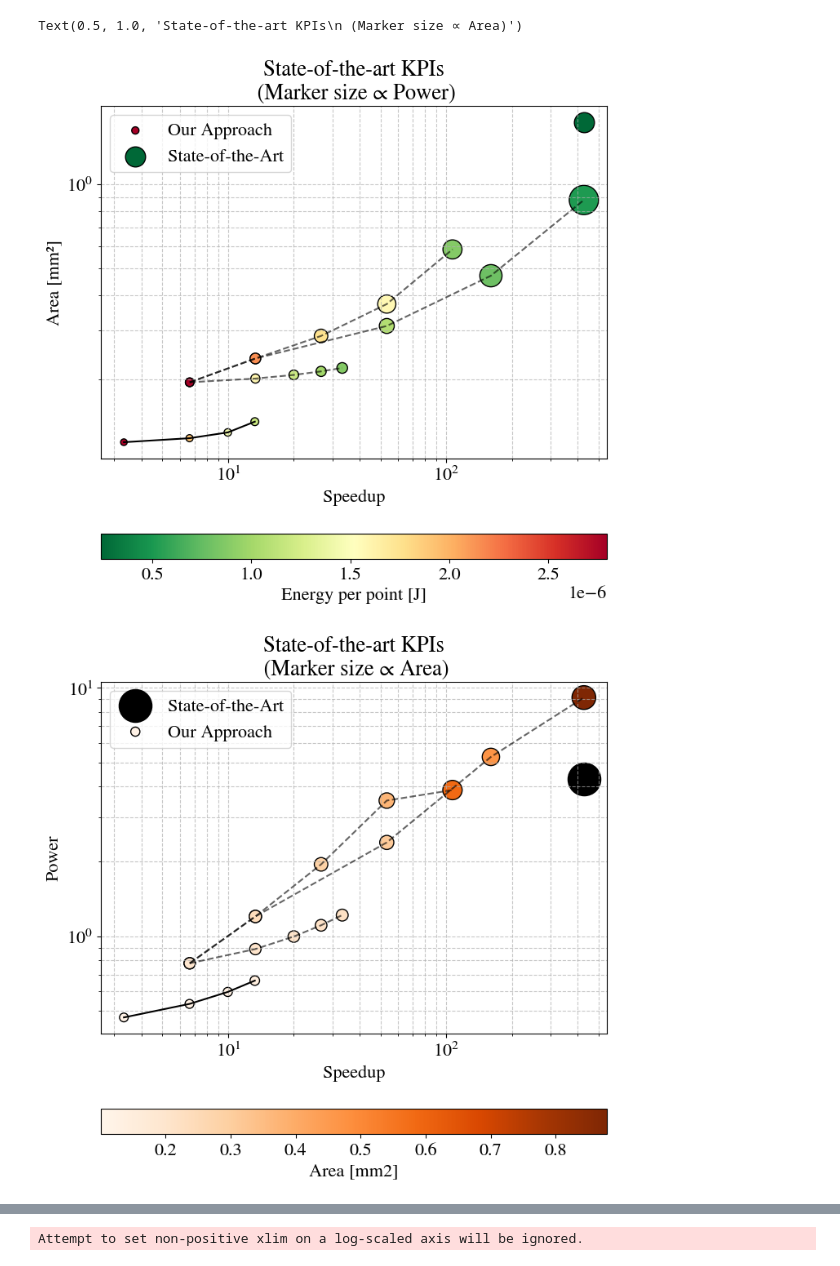
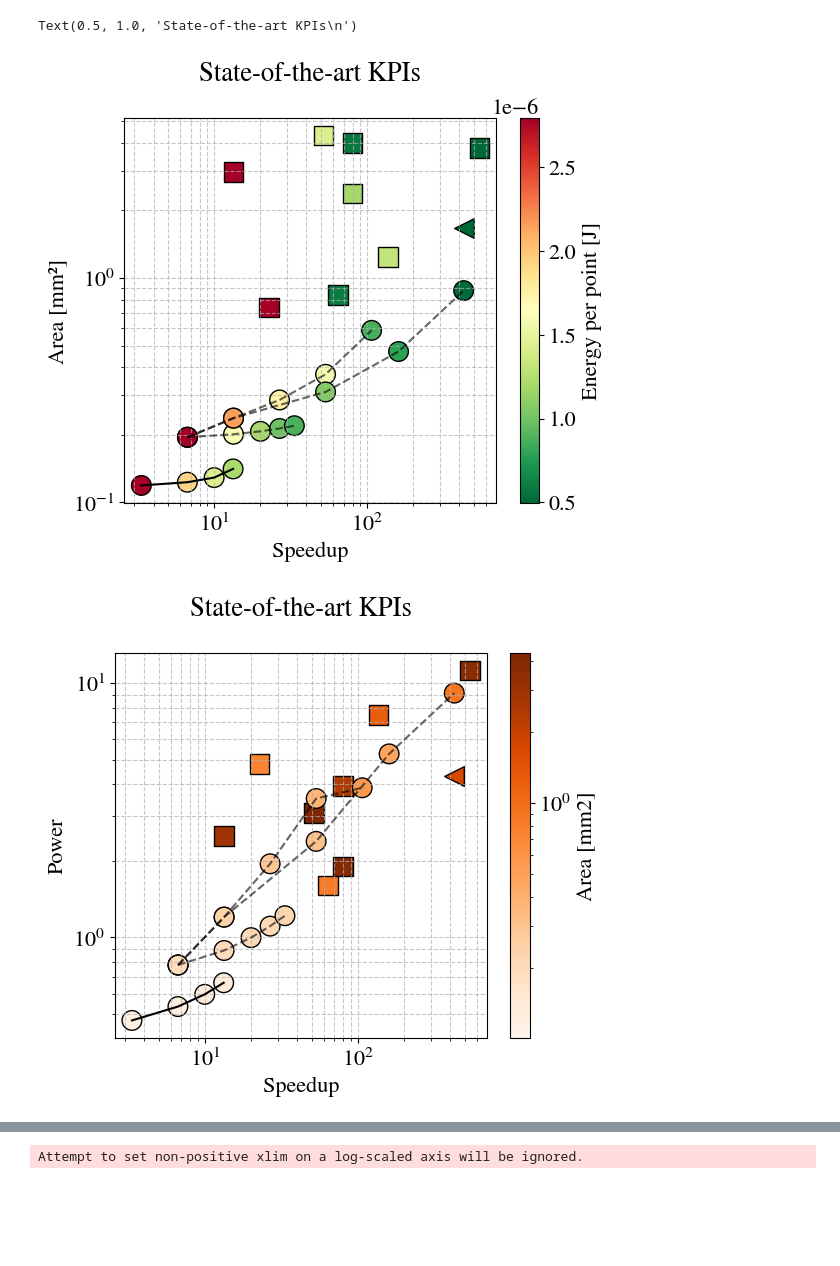
Before and after one commit to PolMaistriaux/IoT_Node_Modeling, a Jupyter notebook: Test_new_applications/Notebook_ASI_Framework.ipynb, the cells around one changed output, grey strips where cells are left out. Saved outputs shown, nothing was run; the diff lists cells and outputs as text; code cells hidden in the pictures; blank space fills up the shorter version.

```diff
--- a/Test_new_applications/Notebook_ASI_Framework.ipynb
+++ b/Test_new_applications/Notebook_ASI_Framework.ipynb
@@ -219,73 +239,90 @@ SOA 0      : area_ratio=1.17, area=1.6700,  power_ratio=4.29, energy_ratio=0.01,
 # %%
-fig, ax = plt.subplots(1,1, figsize=(8, 8))
+alpha_soa_plot = 1
+
+markersize = 200
+
+soa_patch      = mlines.Line2D([], [], color='gray', marker="s", markersize=8, linewidth=0, label='State-of-the-Art')
+soa_pt_patch   = mlines.Line2D([], [], color='gray', marker="<", markersize=8, linewidth=0, label='Liu 2018')
+model_patch    = mlines.Line2D([], [], color='gray', marker="o", markersize=8, linewidth=0, label='FFT HW Acc. Model')
+our_patch      = mlines.Line2D([], [], color='gray', marker="o", markersize=8, linewidth=0, label='Our Design')
+
+fig, ax = plt.subplots(1,1, figsize=(6, 5))
+
+ax.plot(our_Speedup    , our_Area  , color = "black")
+sc = ax.scatter(soa_Speedup   , soa_Area   , s=markersize , c= soa_Energy   ,  cmap='RdYlGn_r', vmin =np.min(soa_Energy)   ,vmax = np.max(pipe_theor_Energy),  marker = 's', edgecolors="black",label="State-of-the-Art",alpha = alpha_soa_plot)  #s=soa_Power*4e12
+sc = ax.scatter(soa_pt_Speedup, soa_pt_Area, s=markersize , c= soa_pt_Energy,  cmap='RdYlGn_r', vmin =np.min(soa_Energy)   ,vmax = np.max(pipe_theor_Energy),  marker = '<', edgecolors="black",label="Liu 2018"        ,alpha=1               )  #s=soa_pt_Power*4e12
+sc = ax.scatter(our_Speedup   , our_Area   , s=markersize , c= our_Energy   ,  cmap='RdYlGn_r', vmin =np.min(soa_Energy)   ,vmax = np.max(pipe_theor_Energy),  marker = 'o', edgecolors="black",label="Our Approach"    ,alpha=1               )  #s=our_Power*4e12
 
 for d, i in enumerate(analysis_Mem_type):
     for j in range(3):
-        sc = ax.scatter(    theor_Speedup[j,:,i],     theor_Area[j,:,i], c=     theor_Energy[j,:,i],  cmap='RdYlGn_r', s=    theor_Power[j,:,i]*4e12, vmin =np.min(soa_Energy),vmax = np.max(theor_Energy), alpha=1, marker = '.', edgecolors="black")
         ax.plot(theor_Speedup[j,:,i], theor_Area[j,:,i], color = 'black', alpha=0.6, linestyle ='--')
+        sc = ax.scatter(    theor_Speedup[j,:,i],     theor_Area[j,:,i], s=markersize , c=     theor_Energy[j,:,i],  cmap='RdYlGn_r', vmin =np.min(soa_Energy),vmax = np.max(theor_Energy), alpha=1, marker = 'o', edgecolors="black") #  s=    theor_Power[j,:,i]*4e12
 
-sc = ax.scatter(our_Speedup  , our_Area  , c= our_Energy  ,  cmap='RdYlGn_r', s=our_Power*4e12, vmin =np.min(soa_Energy),vmax = np.max(pipe_theor_Energy), alpha=1, marker = '.', edgecolors="black", label="Our Approach")
-sc = ax.scatter(soa_Speedup  , soa_Area  , c= soa_Energy  ,  cmap='RdYlGn_r', s=soa_Power*4e12, vmin =np.min(soa_Energy),vmax = np.max(pipe_theor_Energy), alpha=1, marker = '.', edgecolors="black", label="State-of-the-Art")
-ax.plot(our_Speedup    , our_Area  , color = "black")
+fig.colorbar(sc, ax=ax, label='Energy per point [J]', location='right')
 
-fig.colorbar(sc, ax=ax, label='Energy per point [J]', location='bottom')
-ax.legend()
+#ax.legend()
+#ax.legend(handles=[soa_patch, soa_pt_patch, model_patch, our_patch],fontsize = 13)
 
 ax.set_yscale('log')
 ax.set_xscale('log')
 ax.grid(True, which='both', linestyle='--', alpha=0.7)
 ax.set_ylabel('Area [mm²]')
 ax.set_xlabel('Speedup')
-ax.set_title('State-of-the-art KPIs\n (Marker size ∝ Power)')
+ax.set_title('State-of-the-art KPIs\n')
 
 ######################################################################################################################
-fig, ax = plt.subplots(1,1, figsize=(8, 8))
+fig, ax = plt.subplots(1,1, figsize=(6, 5))
 
+normArea = colors.LogNorm(vmin=theor_Area.min(), vmax=soa_Area.max())
+
+ax.plot(our_Speedup    , our_power_ratio  , color = "black")
+sc = ax.scatter(soa_Speedup   , soa_power_ratio   , s=markersize , c= soa_Area   ,  norm=normArea, cmap='Oranges', marker = 's', edgecolors="black",label="State-of-the-Art", alpha = alpha_soa_plot) # s=soa_Area*2e3
+sc = ax.scatter(soa_pt_Speedup, soa_pt_power_ratio, s=markersize , c= soa_pt_Area,  norm=normArea, cmap='Oranges', marker = '<', edgecolors="black",label="Liu 2018"                                ) # s=soa_pt_Area*2e3
+sc = ax.scatter(our_Speedup   , our_power_ratio   , s=markersize , c= our_Area   ,  norm=normArea, cmap='Oranges', marker = 'o', edgecolors="black",label="Our Approach"                            ) # s=our_Area*2e3
 
 for i in analysis_Mem_type:
     for j in range(3):
-        sc = ax.scatter(    theor_Speedup[j,:,i],     theor_power_ratio[j,:,i], c=     theor_Area[j,:,i],  cmap='Oranges', s=    theor_Area[j,:,i]*2e3, vmin =np.min(theor_Area),vmax = np.max(theor_Area), alpha=1, marker = '.', edgecolors="black")
         ax.plot(theor_Speedup[j,:,i], theor_power_ratio[j,:,i], color = 'black', alpha=0.6, linestyle ='--')
+        sc = ax.scatter(    theor_Speedup[j,:,i],     theor_power_ratio[j,:,i], s=markersize , c=     theor_Area[j,:,i],  norm=normArea, cmap='Oranges', alpha=1, marker = 'o', edgecolors="black") # s=    theor_Area[j,:,i]*2e3
 
-ax.plot(our_Speedup    , our_power_ratio  , color = "black")
-sc = ax.scatter(soa_Speedup  , soa_power_ratio  , c= "black",                                                                                      s=soa_Area*2e3, alpha=1, marker = '.', edgecolors="black", label="State-of-the-Art")
-sc = ax.scatter(our_Speedup  , our_power_ratio  , c= our_Area  ,  cmap='Oranges',vmin =np.min(pipe_theor_Area),vmax = np.max(pipePara_theor_Area), s=our_Area*2e3, alpha=1, marker = '.', edgecolors="black", label="Our Approach")
+fig.colorbar(sc, ax=ax, label='Area [mm2]', location='right')
 
-fig.colorbar(sc, ax=ax, label='Area [mm2]', location='bottom')
-ax.legend()
+#ax.legend()
+#ax.legend(handles=[soa_patch, soa_pt_patch, model_patch, our_patch],fontsize = 13)
 
 ax.set_yscale('log')
 ax.set_xscale('log')
 ax.grid(True, which='both', linestyle='--', alpha=0.7)
 ax.set_ylabel('Power')
 ax.set_xlabel('Speedup')
-ax.set_title('State-of-the-art KPIs\n (Marker size ∝ Area)')
+ax.set_title('State-of-the-art KPIs\n')
 
 
 ######################################################################################################################
-fig, ax = plt.subplots(1,1, figsize=(8, 8))
+fig, ax = plt.subplots(1,1, figsize=(6, 5))
 
+ax.plot(our_Speedup    , our_energy_ratio  , color = "black")
+sc = ax.scatter(soa_Speedup   , soa_energy_ratio   , s = markersize , c= soa_Area    ,norm=normArea,  cmap='Oranges',  marker = 's', edgecolors="black", label="State-of-the-Art", alpha = alpha_soa_plot) #s=soa_Area*2e3
+sc = ax.scatter(soa_pt_Speedup, soa_pt_energy_ratio, s = markersize , c= soa_pt_Area ,norm=normArea,  cmap='Oranges',  marker = '<', edgecolors="black", label="Liu 2018"                                ) #s=soa_pt_Area*2e3
+sc = ax.scatter(our_Speedup   , our_energy_ratio   , s = markersize , c= our_Area    ,norm=normArea,  cmap='Oranges',  marker = 'o', edgecolors="black", label="Our Approach"                            ) #s=our_Area*2e3
 
 for i in analysis_Mem_type:
     for j in range(3):
-        sc = ax.scatter(    theor_Speedup[j,:,i],     theor_energy_ratio[j,:,i], c=     theor_Area[j,:,i],  cmap='Oranges', s=    theor_Area[j,:,i]*2e3, vmin =np.min(theor_Area),vmax = np.max(theor_Area), alpha=1, marker = '.', edgecolors="black")
         ax.plot(theor_Speedup[j,:,i], theor_energy_ratio[j,:,i], color = 'black', alpha=0.6, linestyle ='--')
+        sc = ax.scatter(    theor_Speedup[j,:,i],     theor_energy_ratio[j,:,i], s = markersize ,norm=normArea, c=     theor_Area[j,:,i],  cmap='Oranges',   alpha=1, marker = 'o', edgecolors="black") # s=    theor_Area[j,:,i]*2e3
 
-ax.plot(our_Speedup    , our_energy_ratio  , color = "black")
-sc = ax.scatter(soa_Speedup  , soa_energy_ratio  , c= "black",                                                                                      s=soa_Area*2e3, alpha=1, marker = '.', edgecolors="black", label="State-of-the-Art")
-sc = ax.scatter(our_Speedup  , our_energy_ratio  , c= our_Area  ,  cmap='Oranges',vmin =np.min(pipe_theor_Area),vmax = np.max(pipePara_theor_Area), s=our_Area*2e3, alpha=1, marker = '.', edgecolors="black", label="Our Approach")
+fig.colorbar(sc, ax=ax, label='Area [mm2]', location='right')
 
-fig.colorbar(sc, ax=ax, label='Area [mm2]', location='bottom')
 
-ax.legend()
-
+#ax.legend()
+ax.legend(handles=[soa_patch, soa_pt_patch, model_patch, our_patch],fontsize = 13, loc='right', bbox_to_anchor=(2,0.5) )
 ax.set_yscale('log')
 ax.set_xscale('log')
 ax.grid(True, which='both', linestyle='--', alpha=0.7)
 ax.set_ylabel('Energy')
 ax.set_xlabel('Speedup')
-ax.set_title('State-of-the-art KPIs\n (Marker size ∝ Area)')
+ax.set_title('State-of-the-art KPIs\n')
 # %% [output]
-Text(0.5, 1.0, 'State-of-the-art KPIs\n (Marker size ∝ Area)')
+Text(0.5, 1.0, 'State-of-the-art KPIs\n')
-[figure, old version]
+[figure, new version]
-[figure, old version]
+[figure, new version]
```
Also changed, not shown: parts of 6 cells of this notebook.
